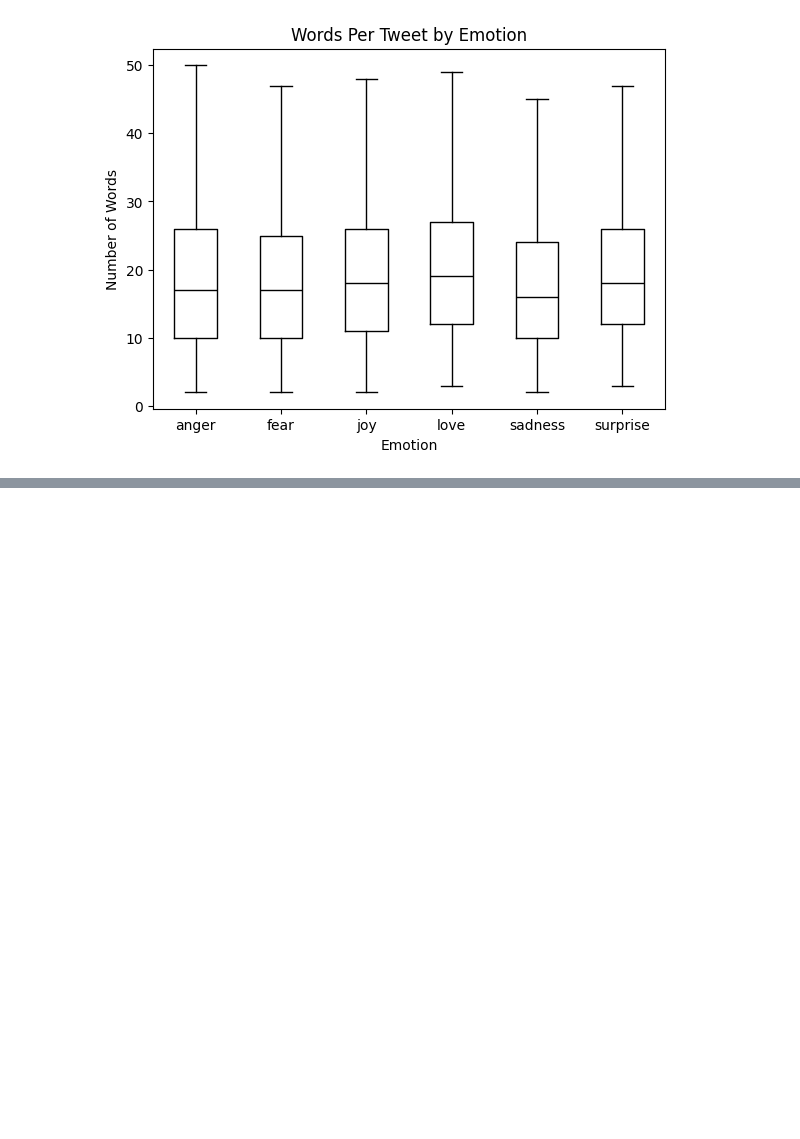
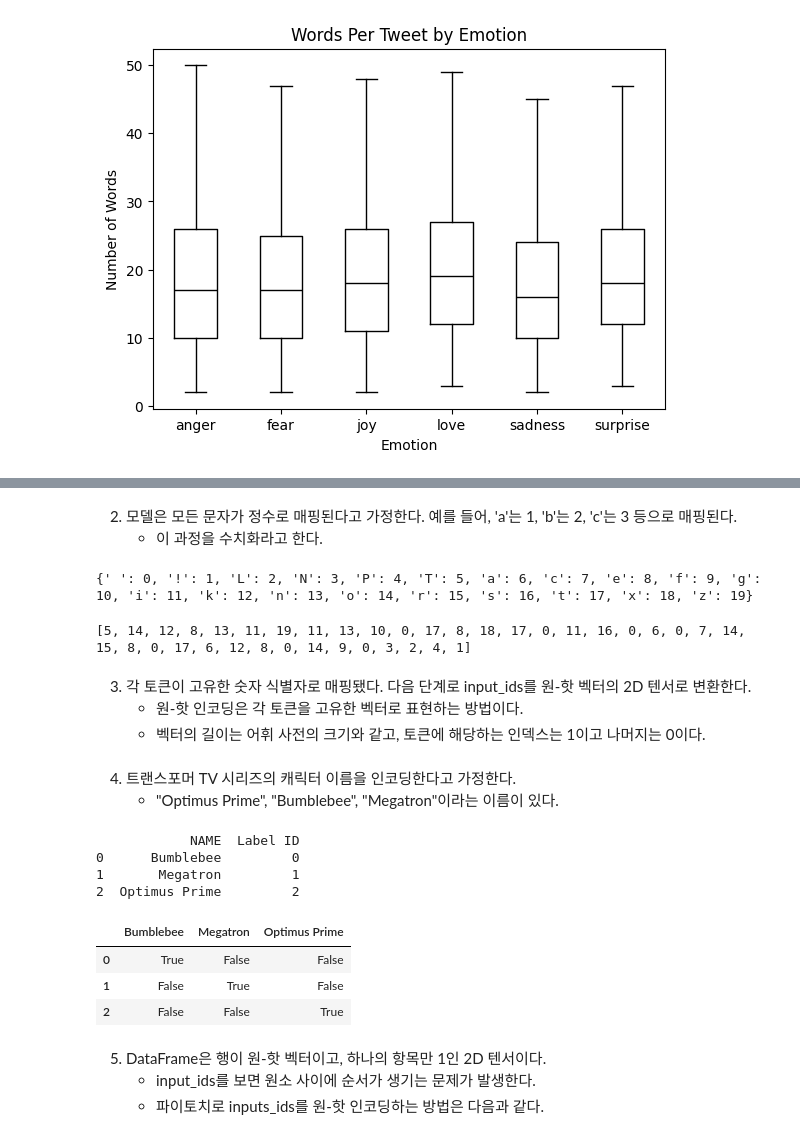
Before and after one commit to redinbluesky/nlp-with-transformers, a Jupyter notebook: 02-텍스트 분류.ipynb, the cells around one changed output, grey strips where cells are left out. Saved outputs shown, nothing was run; the diff lists cells and outputs as text; code cells hidden in the pictures; blank space fills up the shorter version.

```diff
--- a/02-텍스트 분류.ipynb
+++ b/02-텍스트 분류.ipynb
@@ -195,0 +224,47 @@ emotions.reset_format()
+# %% [markdown]
+2. 모델은 모든 문자가 정수로 매핑된다고 가정한다. 예를 들어, 'a'는 1, 'b'는 2, 'c'는 3 등으로 매핑된다.
+    - 이 과정을 수치화라고 한다.
+# %%
+# 토큰화된 문자를 정수로 매핑한다.
+token2idx = {ch: idx for idx, ch in enumerate(sorted(set(tokenized_text)))}
+print(token2idx)
+# %% [output]
+{' ': 0, '!': 1, 'L': 2, 'N': 3, 'P': 4, 'T': 5, 'a': 6, 'c': 7, 'e': 8, 'f': 9, 'g': 10, 'i': 11, 'k': 12, 'n': 13, 'o': 14, 'r': 15, 's': 16, 't': 17, 'x': 18, 'z': 19}
+# %%
+# 어휘사전에 있는 각 문자를 고유한 정수로 바꾸는 매핑 딕셔너리를 만든다.
+input_ids = [token2idx[ch] for ch in tokenized_text]
+print(input_ids)
+# %% [output]
+[5, 14, 12, 8, 13, 11, 19, 11, 13, 10, 0, 17, 8, 18, 17, 0, 11, 16, 0, 6, 0, 7, 14, 15, 8, 0, 17, 6, 12, 8, 0, 14, 9, 0, 3, 2, 4, 1]
+# %% [markdown]
+3. 각 토큰이 고유한 숫자 식별자로 매핑됐다. 다음 단계로 input_ids를 원-핫 벡터의 2D 텐서로 변환한다.
+    - 원-핫 인코딩은 각 토큰을 고유한 벡터로 표현하는 방법이다.
+    - 벡터의 길이는 어휘 사전의 크기와 같고, 토큰에 해당하는 인덱스는 1이고 나머지는 0이다.
+# %% [markdown]
+4. 트랜스포머 TV 시리즈의 캐릭터 이름을 인코딩한다고 가정한다.
+    - "Optimus Prime", "Bumblebee", "Megatron"이라는 이름이 있다.
+# %%
+import pandas as pd
+
+categorical_df = pd.DataFrame({"NAME":["Bumblebee", "Megatron", "Optimus Prime"], "Label ID":[0, 1, 2]})
+print(categorical_df)
+
+# 이름 사이에 가상의 순서가 만들어진다는 문제가 있다.
+#   - 신경망이 이름들 사이의 관계를 잘못 학습할 수 있다.
+#   - 예를 들어, "Optimus Prime"이 "Bumblebee"보다 크다고 잘못 학습할 수 있다.
+# 이를 해결하기 위해 원-핫 인코딩을 사용한다.
+#   - 범주마다 새 열을 만들어 이름이 범주에 해당하면 1, 아니면 0을 넣는다.
+pd.get_dummies(categorical_df["NAME"])
+# %% [output]
+            NAME  Label ID
+0      Bumblebee         0
+1       Megatron         1
+2  Optimus Prime         2
+|  | Bumblebee | Megatron | Optimus Prime |
+| 0 | True | False | False |
+| 1 | False | True | False |
+| 2 | False | False | True |
+# %% [markdown]
+5. DataFrame은 행이 원-핫 벡터이고, 하나의 항목만 1인 2D 텐서이다.
+    - input_ids를 보면 원소 사이에 순서가 생기는 문제가 발생한다.
+    - 파이토치로 inputs_ids를 원-핫 인코딩하는 방법은 다음과 같다.
```
Also changed, not shown: parts of 15 cells of this notebook, 1 other file.
